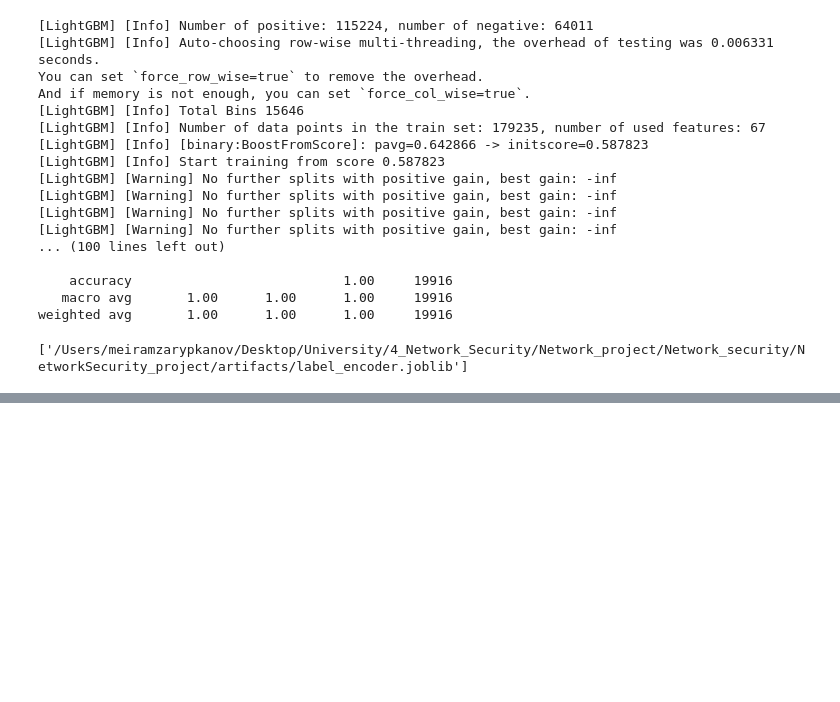
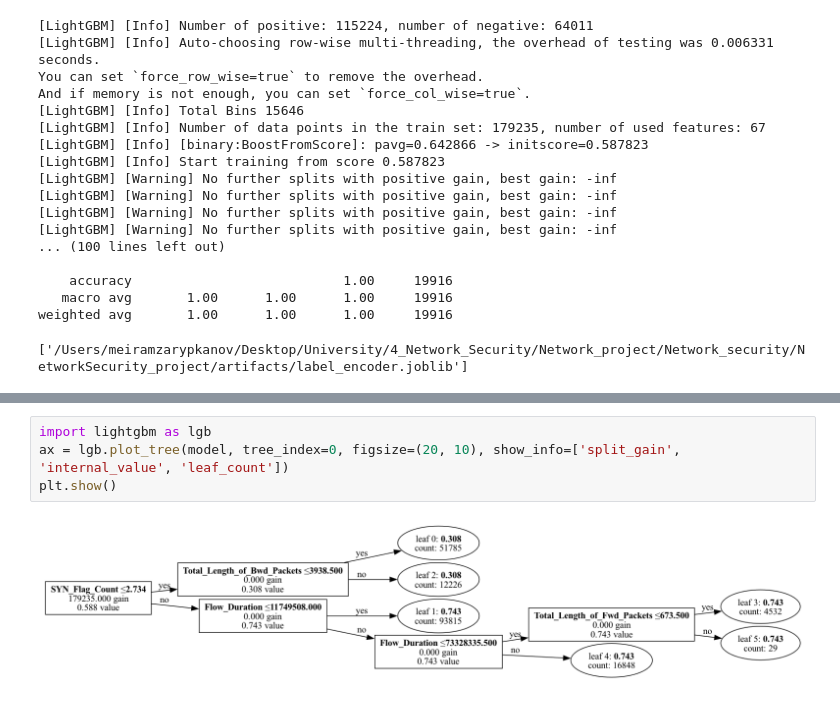
Before and after one commit to Meiram-sys/Network_security, a Jupyter notebook: NetworkSecurity_project/notebooks/model_training.ipynb, the cells around one changed output, grey strips where cells are left out. Drawn from its saved outputs; the diff is of its cells as text; blank space fills up the shorter version.

```diff
--- a/NetworkSecurity_project/notebooks/model_training.ipynb
+++ b/NetworkSecurity_project/notebooks/model_training.ipynb
@@ -146,0 +212,6 @@ weighted avg       1.00      1.00      1.00     19916
+# %%
+import lightgbm as lgb
+ax = lgb.plot_tree(model, tree_index=0, figsize=(20, 10), show_info=['split_gain', 'internal_value', 'leaf_count'])
+plt.show()
+# %% [output]
+[figure, added]
```
Also changed, not shown: parts of 6 cells of this notebook.
